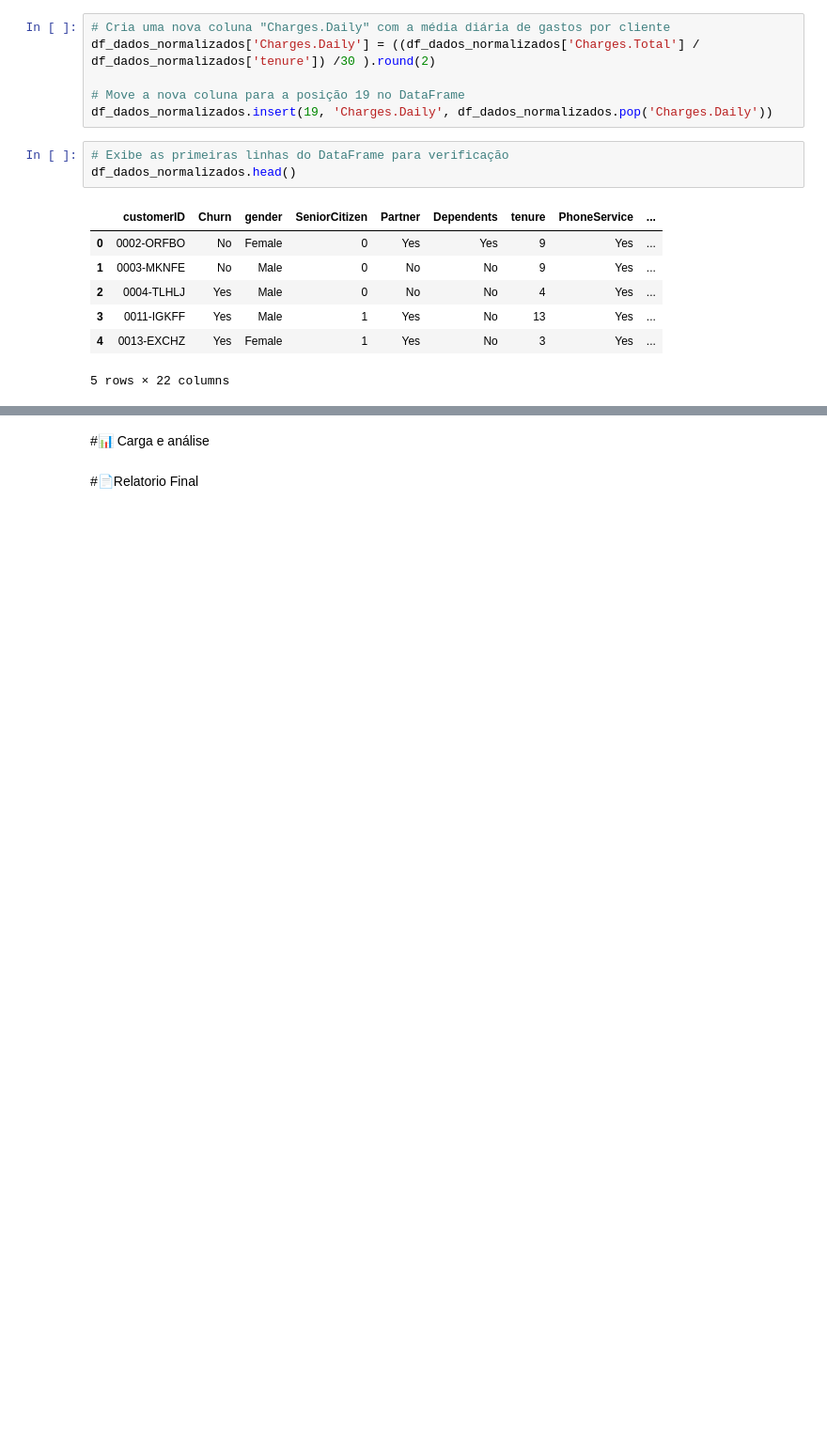
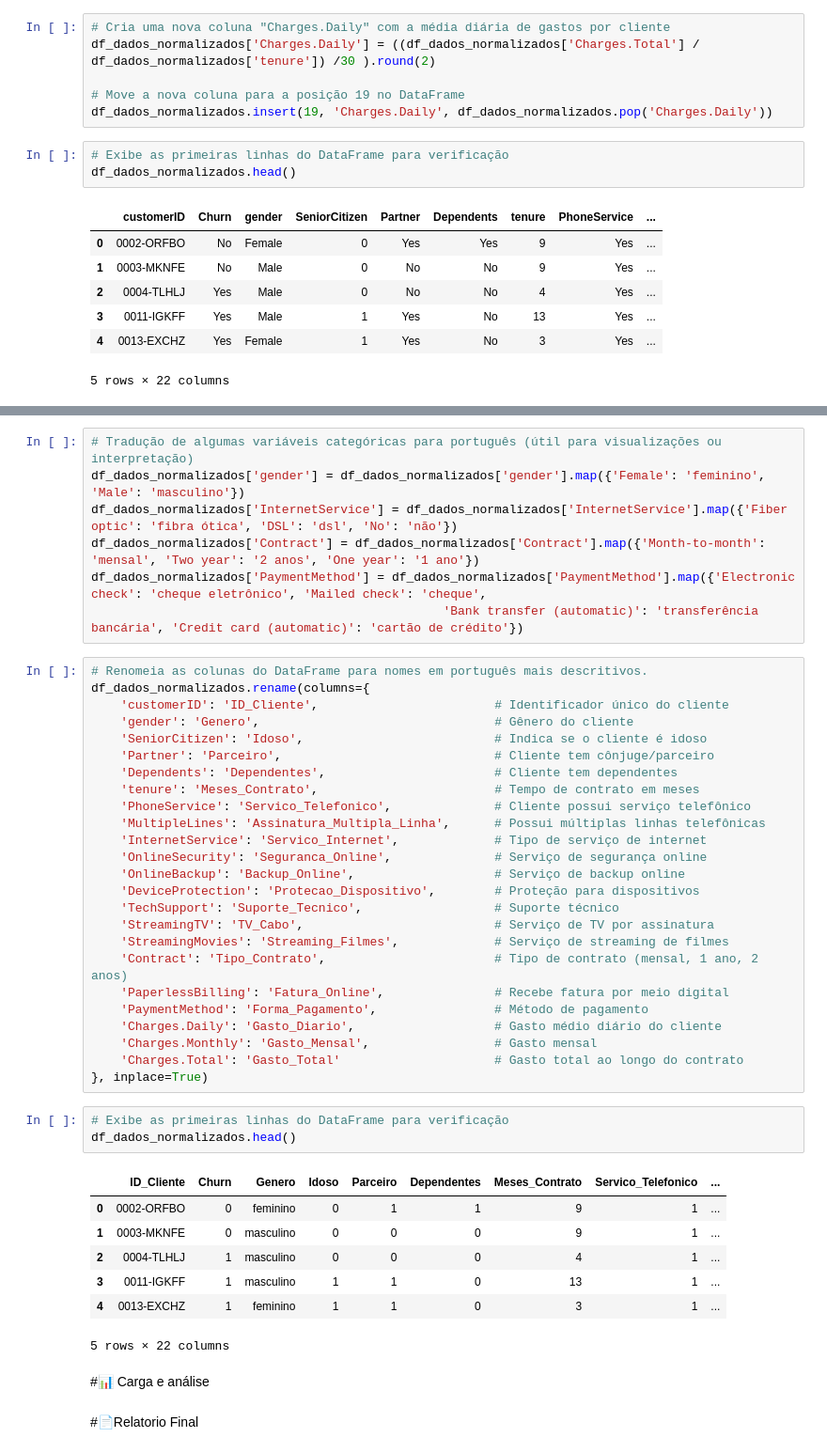
Before and after one commit to rodrigosergiosilva/challenge-telecom-x, a Jupyter notebook: TelecomX_BR.ipynb, the cells around one changed output, grey strips where cells are left out. Shown: that part at 94% size. Cells and saved outputs as stored; diff of their text form; blank space fills up the shorter version.

Commit message:
Transformação (T - Transform) - Padronização e Transformação de Dados

```diff
--- a/TelecomX_BR.ipynb
+++ b/TelecomX_BR.ipynb
@@ -235,3 +259,46 @@ df_dados_normalizados.head()
+# %%
+# Tradução de algumas variáveis categóricas para português (útil para visualizações ou interpretação)
+df_dados_normalizados['gender'] = df_dados_normalizados['gender'].map({'Female': 'feminino', 'Male': 'masculino'})
+df_dados_normalizados['InternetService'] = df_dados_normalizados['InternetService'].map({'Fiber optic': 'fibra ótica', 'DSL': 'dsl', 'No': 'não'})
+df_dados_normalizados['Contract'] = df_dados_normalizados['Contract'].map({'Month-to-month': 'mensal', 'Two year': '2 anos', 'One year': '1 ano'})
+df_dados_normalizados['PaymentMethod'] = df_dados_normalizados['PaymentMethod'].map({'Electronic check': 'cheque eletrônico', 'Mailed check': 'cheque',
+                                                'Bank transfer (automatic)': 'transferência bancária', 'Credit card (automatic)': 'cartão de crédito'})
+# %%
+# Renomeia as colunas do DataFrame para nomes em português mais descritivos.
+df_dados_normalizados.rename(columns={
+    'customerID': 'ID_Cliente',                        # Identificador único do cliente
+    'gender': 'Genero',                                # Gênero do cliente
+    'SeniorCitizen': 'Idoso',                          # Indica se o cliente é idoso
+    'Partner': 'Parceiro',                             # Cliente tem cônjuge/parceiro
+    'Dependents': 'Dependentes',                       # Cliente tem dependentes
+    'tenure': 'Meses_Contrato',                        # Tempo de contrato em meses
+    'PhoneService': 'Servico_Telefonico',              # Cliente possui serviço telefônico
+    'MultipleLines': 'Assinatura_Multipla_Linha',      # Possui múltiplas linhas telefônicas
+    'InternetService': 'Servico_Internet',             # Tipo de serviço de internet
+    'OnlineSecurity': 'Seguranca_Online',              # Serviço de segurança online
+    'OnlineBackup': 'Backup_Online',                   # Serviço de backup online
+    'DeviceProtection': 'Protecao_Dispositivo',        # Proteção para dispositivos
+    'TechSupport': 'Suporte_Tecnico',                  # Suporte técnico
+    'StreamingTV': 'TV_Cabo',                          # Serviço de TV por assinatura
+    'StreamingMovies': 'Streaming_Filmes',             # Serviço de streaming de filmes
+    'Contract': 'Tipo_Contrato',                       # Tipo de contrato (mensal, 1 ano, 2 anos)
+    'PaperlessBilling': 'Fatura_Online',               # Recebe fatura por meio digital
+    'PaymentMethod': 'Forma_Pagamento',                # Método de pagamento
+    'Charges.Daily': 'Gasto_Diario',                   # Gasto médio diário do cliente
+    'Charges.Monthly': 'Gasto_Mensal',                 # Gasto mensal
+    'Charges.Total': 'Gasto_Total'                     # Gasto total ao longo do contrato
+}, inplace=True)
+# %%
+# Exibe as primeiras linhas do DataFrame para verificação
+df_dados_normalizados.head()
+# %% [output]
+|  | ID_Cliente | Churn | Genero | Idoso | Parceiro | Dependentes | Meses_Contrato | Servico_Telefonico | ... |
+| 0 | 0002-ORFBO | 0 | feminino | 0 | 1 | 1 | 9 | 1 | ... |
+| 1 | 0003-MKNFE | 0 | masculino | 0 | 0 | 0 | 9 | 1 | ... |
+| 2 | 0004-TLHLJ | 1 | masculino | 0 | 0 | 0 | 4 | 1 | ... |
+| 3 | 0011-IGKFF | 1 | masculino | 1 | 1 | 0 | 13 | 1 | ... |
+| 4 | 0013-EXCHZ | 1 | feminino | 1 | 1 | 0 | 3 | 1 | ... |
+5 rows × 22 columns
 # %% [markdown]
 
 #📊 Carga e análise
```
Also changed, not shown: parts of 2 cells of this notebook.
